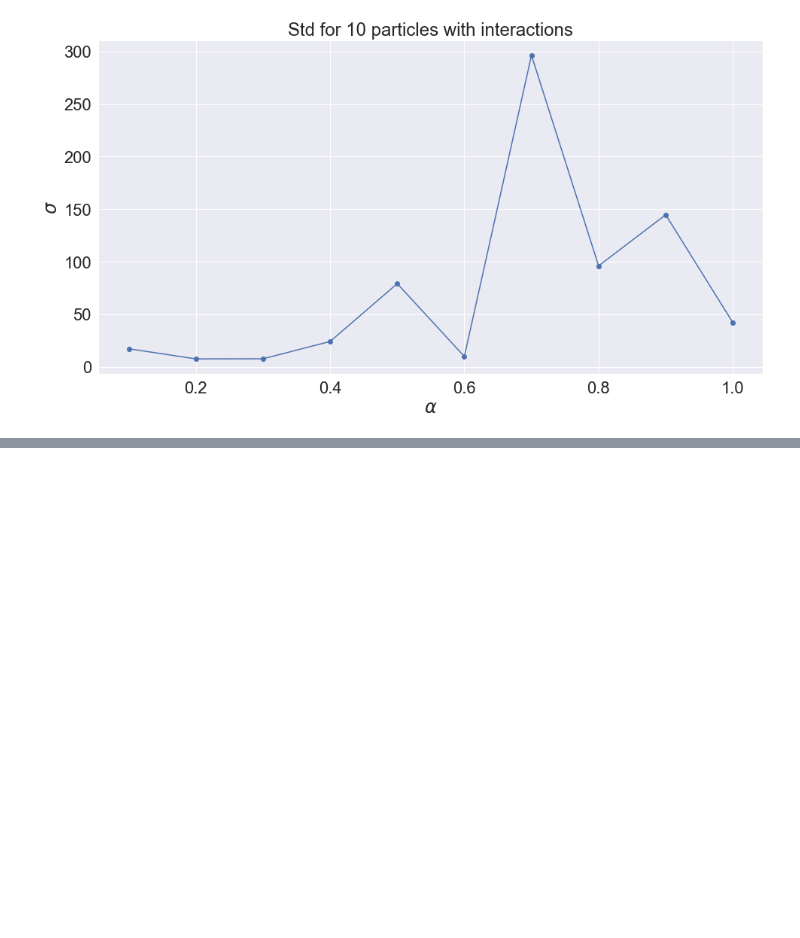
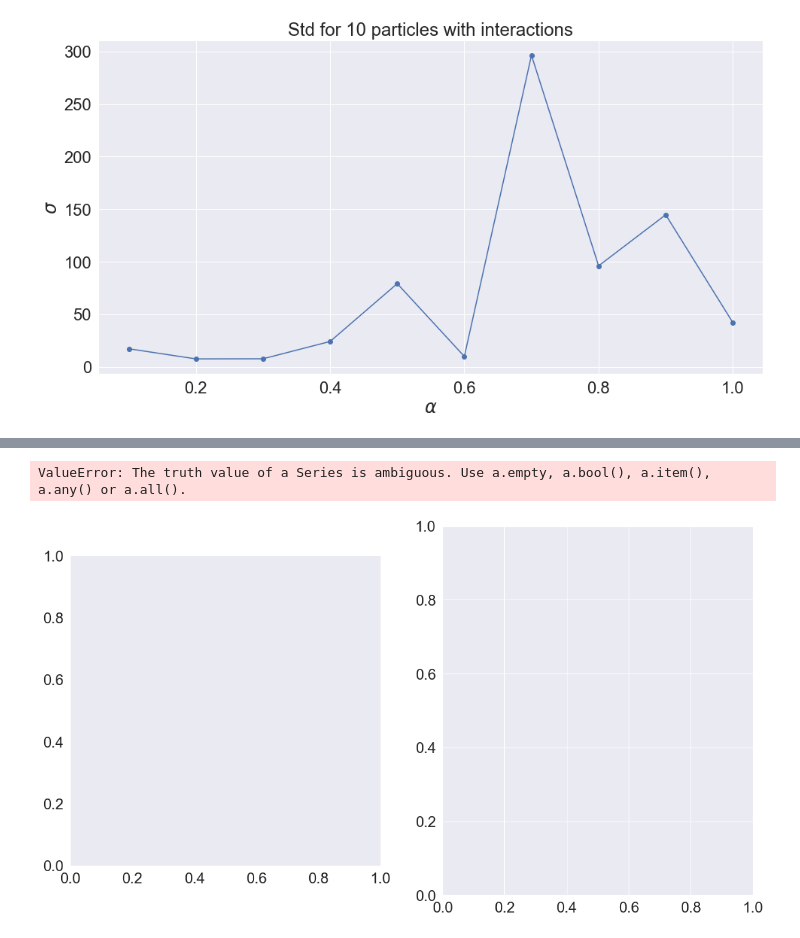
Before and after one commit to carlfre/FYS4411-project1, a Jupyter notebook: plots/plotting.ipynb, the cells around one changed output, grey strips where cells are left out. Cells and saved outputs as stored; diff of their text form; code cells hidden in the pictures; blank space fills up the shorter version.

```diff
--- a/plots/plotting.ipynb
+++ b/plots/plotting.ipynb
@@ -287,0 +263,13 @@ df
+# %%
+fig, axs = plt.subplots(1, 2, figsize=(18, 10))
+axs[0].grid(False)
+axs[0].imshow(df_density_inter[0], df_density_inter[1])
+axs[1].grid(False)
+axs[1].imshow(df_density[0], df_density[1])
+axs[0].set_title('100')
+axs[1].set_title('10')
+plt.colorbar()
+plt.show()
+# %% [output]
+ValueError: The truth value of a Series is ambiguous. Use a.empty, a.bool(), a.item(), a.any() or a.all().
+[figure, added]
```
Also changed, not shown: parts of 7 cells of this notebook, 2 other files.
